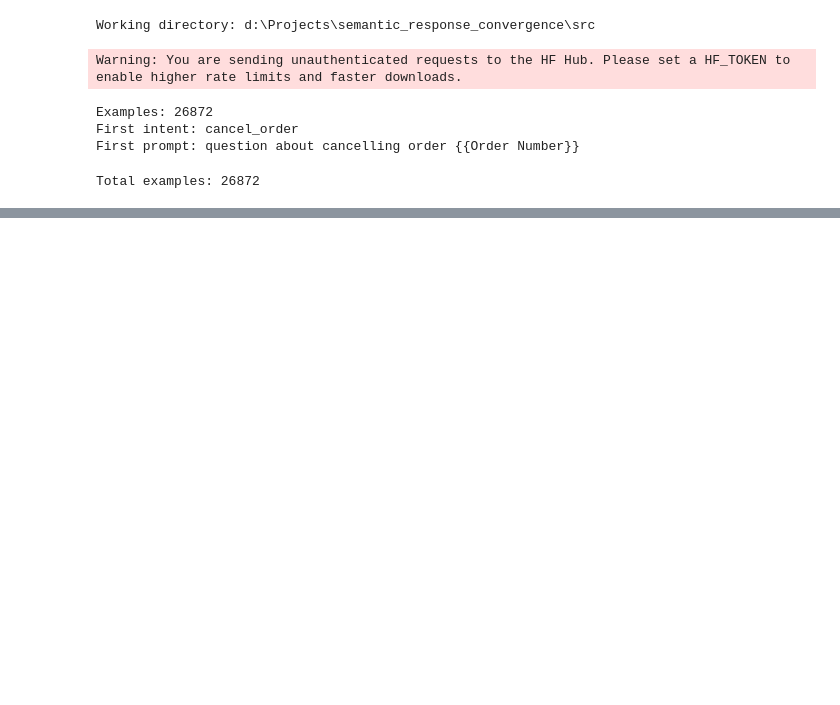
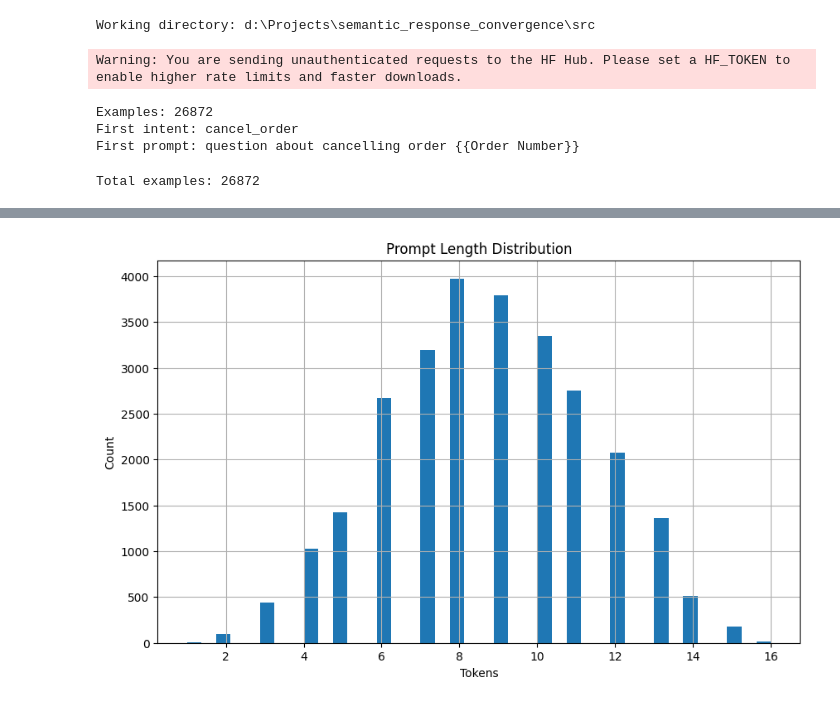
Before and after one commit to farzadismyid/semantic_response_convergence, a Jupyter notebook: src/notebooks/01_bitext_eda.ipynb, the cells around one changed output, grey strips where cells are left out. Saved outputs shown, nothing was run; the diff lists cells and outputs as text; code cells hidden in the pictures; blank space fills up the shorter version.

```diff
--- a/src/notebooks/01_bitext_eda.ipynb
+++ b/src/notebooks/01_bitext_eda.ipynb
@@ -40,0 +123,8 @@ Total examples: 26872
+# %%
+df["prompt_length"] = (
+    df["prompt"]
+      .str.split()
+      .apply(len)
+)
+
+df["prompt_length"].describe()
@@ -40,0 +141,14 @@ Total examples: 26872
+# %%
+plt.figure(figsize=(10,6))
+
+df["prompt_length"].hist(
+    bins=40
+)
+
+plt.title("Prompt Length Distribution")
+plt.xlabel("Tokens")
+plt.ylabel("Count")
+
+plt.show()
+# %% [output]
+[figure, added]
```
Also changed, not shown: parts of 11 cells of this notebook.
